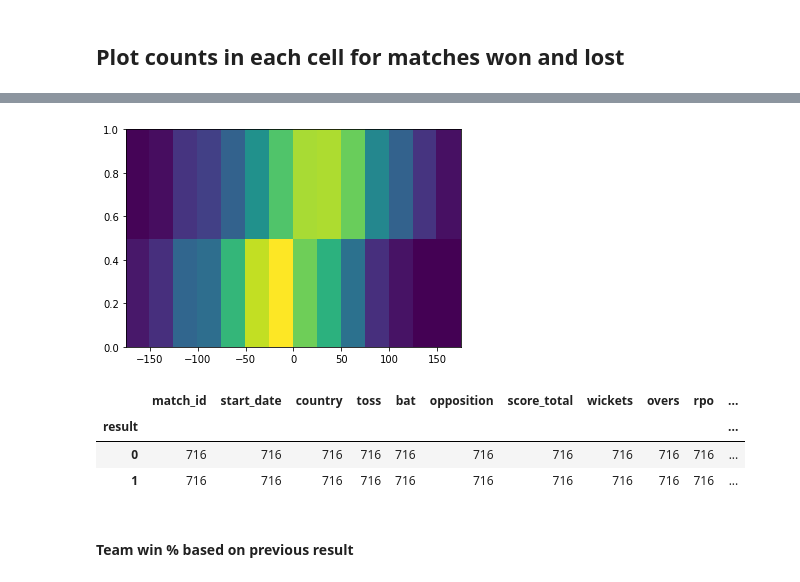
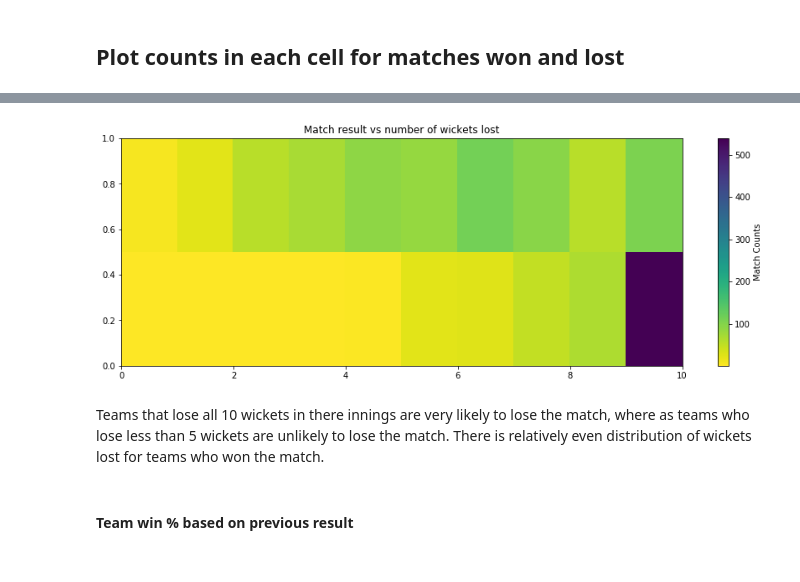
Before and after one commit to matt-fielding8/ODI_Cricket, a Jupyter notebook: notebooks/ODI_Cricket_Explore.ipynb, the cells around one changed output, grey strips where cells are left out. Saved outputs shown, nothing was run; the diff lists cells and outputs as text; code cells hidden in the pictures.

```diff
--- a/notebooks/ODI_Cricket_Explore.ipynb
+++ b/notebooks/ODI_Cricket_Explore.ipynb
@@ -1411,9 +1335,12 @@ sb.regplot(data=df_wick, x='score_total', y='result_margin', y_jitter=0);
 # %%
-ground_avgs = df_run.groupby('ground').mean()['score_total']
-df_run['score_vs_avg'] = np.NaN
+df = df_multi[df_multi.result.isin(['won','lost'])]
+df.result= np.where(df.result=='won',1,0)
+
+ground_avgs = df.groupby('ground').mean()['score_total']
+df['score_vs_avg'] = np.NaN
 
 for ground, avg in zip(ground_avgs.index, ground_avgs.values):
-    df_run['score_vs_avg'] = np.where(df_run.ground == ground, df_run.score_total - avg, df_run.score_vs_avg)
+    df['score_vs_avg'] = np.where(df.ground == ground, df.score_total - avg, df.score_vs_avg)
 # %% [output]
 A value is trying to be set on a copy of a slice from a DataFrame.
 Try using .loc[row_indexer,col_indexer] = value instead
@@ -1446,14 +1398,16 @@ plt.hist2d(data=df_run, x='score_vs_avg', y='result', bins=[bins, [0,0.5,1]], vm
 # %%
-df = df_multi[df_multi.result.isin(['won','lost'])]
-df.result= np.where(df.result=='won',1,0)
+df['project_score'] = df.rpo*50
+bins = np.arange(-175,200,25)
 
 ground_avgs = df.groupby('ground').mean()['score_total']
-df['score_vs_avg'] = np.NaN
+df['proj_score_vs_avg'] =  np.NaN
 
 for ground, avg in zip(ground_avgs.index, ground_avgs.values):
-    df['score_vs_avg'] = np.where(df.ground == ground, df.score_total - avg, df.score_vs_avg)
+    df['proj_score_vs_avg'] = np.where(df.ground == ground, df.score_total - avg, df.score_vs_avg)
 
-# plt.hist2d(data=df, x='score_vs_avg', y='result', bins=[bins, [0,1]]);
+plt.figure(figsize=[15,5])
+sb.distplot(df[(df.result==1)].proj_score_vs_avg, bins=bins, hist_kws={'alpha':0.1});
+sb.distplot(df[(df.result==0)].proj_score_vs_avg, bins=bins, hist_kws={'alpha':0.1});
 # %% [output]
 A value is trying to be set on a copy of a slice from a DataFrame.
 Try using .loc[row_indexer,col_indexer] = value instead
@@ -1478,0 +1466,3 @@ plt.hist2d(data=df, x='score_total', y='result', bins=(bins, (0,0.5,1)));
+# %%
+df['score_bin'] = pd.cut(df.score_vs_avg, bins = np.arange(-175,200,25))
+df.groupby(['result','score_bin']).count().values[1]
@@ -1479,14 +1485,13 @@ plt.hist2d(data=df, x='score_total', y='result', bins=(bins, (0,0.5,1)));
 # %%
-bins = np.arange(-175,200,25)
-plt.hist2d(data=df, x='score_vs_avg', y='result', bins=[bins, [0,0.5,1]], vmin=0.5);
+bins = np.arange(0,11,1)
+
+plt.figure(figsize=[15,5])
+h2 = plt.hist2d(data=df, x='wickets', y='result', bins=[bins, [0,0.5,1]], vmin=0.5, cmap='viridis_r');
+plt.title("Match result vs number of wickets lost")
+plt.colorbar(label='Match Counts');
 # %% [output]
-[figure, old version]
+[figure, new version]
-# %%
-df.groupby('result').count()
-# %% [output]
-|  | match_id | start_date | country | toss | bat | opposition | score_total | wickets | overs | rpo | ... |
-| result |  |  |  |  |  |  |  |  |  |  | ... |
-| 0 | 716 | 716 | 716 | 716 | 716 | 716 | 716 | 716 | 716 | 716 | ... |
-| 1 | 716 | 716 | 716 | 716 | 716 | 716 | 716 | 716 | 716 | 716 | ... |
+# %% [markdown]
+Teams that lose all 10 wickets in there innings are very likely to lose the match, where as teams who lose less than 5 wickets are unlikely to lose the match. There is relatively even distribution of wickets lost for teams who won the match.
 # %% [markdown]
 #### Team win % based on previous result
```
Also changed, not shown: parts of 48 cells of this notebook, 1 other file.
